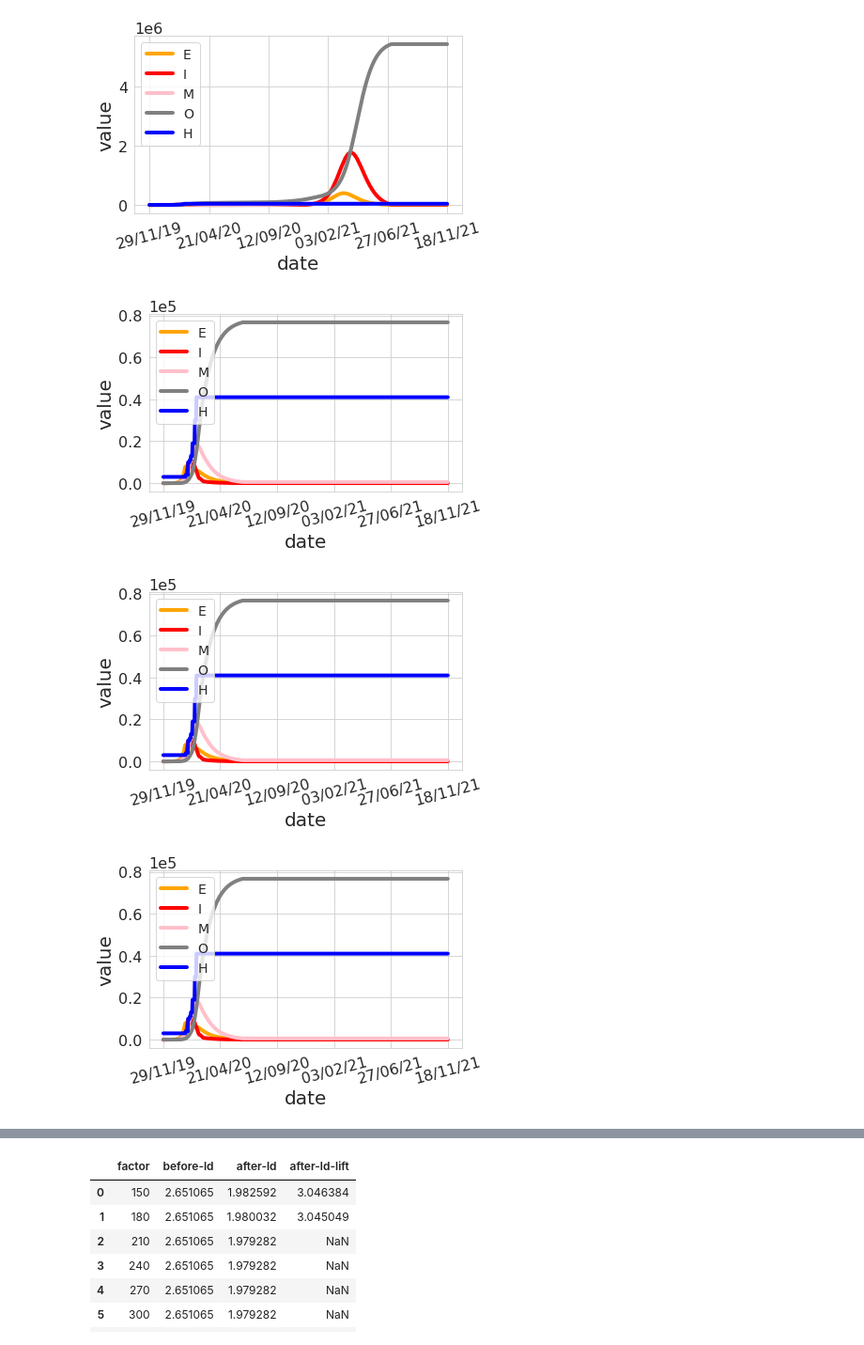
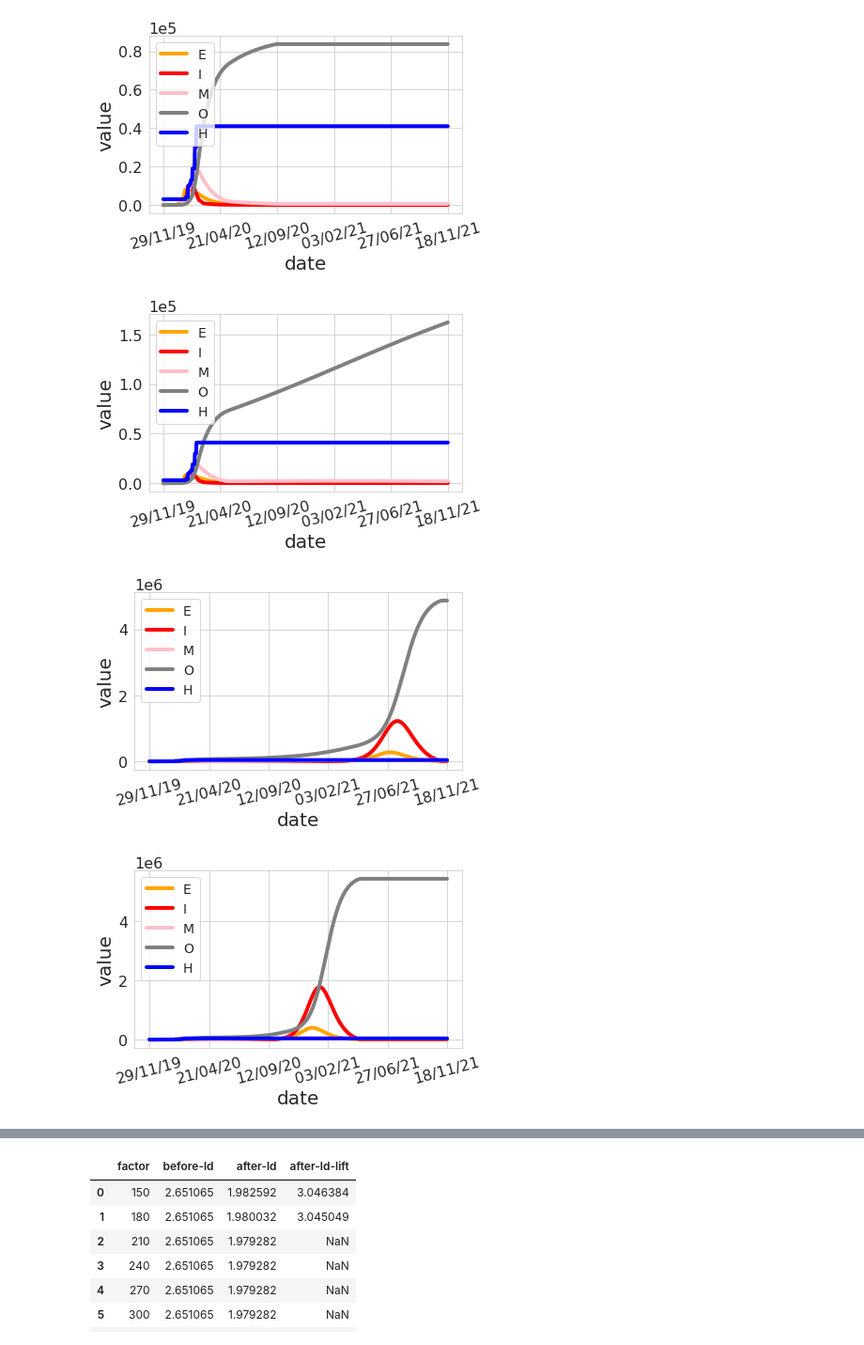
Before and after one commit to xiaohan2012/covid-19-code, a Jupyter notebook: remove-lockdown-date.ipynb, the cells around one changed output, grey strips where cells are left out. Shown at 94% size. Drawn from its saved outputs; the diff is of its cells as text; code cells hidden in the pictures.

```diff
--- a/remove-lockdown-date.ipynb
+++ b/remove-lockdown-date.ipynb
@@ -29,8 +32,3 @@ params_after = pkl.load(
 )
 
 bed_info = pkl.load(open('data/bed_info.pkl', 'rb'))
-
-# infection_factor = 1.999881671966743
-# additional_factor = 0.5  #
-infection_factor = 1.25
-print(infection_factor)
@@ -39,6 +35,6 @@ print(infection_factor)
 # %%
 total_days = 720
-def one_run(days_before_lift):
+def one_run(infection_factor, days_before_lift):
     alpha_list = [
         (0, params_before.alpha),
         (days_before_ld, params_after.alpha),
@@ -61,7 +57,12 @@ def one_run(days_before_lift):
 
     total, delta, increase, trans, stats = do_simulation(total_days, bed_info, p, p0_time=p0_time)
     bundle = [total, delta, increase, trans]
-    return days_before_lift, bundle, stats
+    return infection_factor, days_before_lift, bundle, stats
 # %%
+infection_factors = [1.05, 1.1, 1.15, 1.2, 1.25]
 days_list = np.arange(150, 361, step=30)
-rows = Parallel(n_jobs=-1)(delayed(one_run)(days) for days in days_list)
+rows = Parallel(n_jobs=-1)(
+    delayed(one_run)(infection_factor, days)
+    for days in days_list
+    for infection_factor in infection_factors
+)
@@ -68,14 +73,20 @@ rows = Parallel(n_jobs=-1)(delayed(one_run)(days) for days in days_list)
 # %%
 r0_rows = []
-for days, bundle, stats in rows:
+for infection_factor, days, bundle, stats in rows:
+    print('infection_factor=', infection_factor)
     print('days =', days)
     r0_row = [t[-1] for t in stats['R0_by_stage'].values()]
     print(r0_row)
     r0_rows.append([days] + r0_row)
     fig, ax = plot_total(bundle[0], p0_time,  total_days)
 
-    fig.savefig(f'figs/lift-lockdown/{days}.pdf')
+    infection_factor_str = '{:.2f}'.format(infection_factor)
+    makedir_if_not_there(f'figs/lift-lockdown/{infection_factor_str}/')
+    fig.savefig(f'figs/lift-lockdown/{infection_factor_str}/{days}.pdf')
 
-    save_bundle(bundle, p0_time, total_days, f'output/tbl/lift-lockdown/{days}/')
-    save_to_json(stats, f'output/tbl/lift-lockdown/{days}/stats.txt')
+    save_bundle(
+        bundle, p0_time, total_days,
+        f'output/tbl/lift-lockdown/{infection_factor_str}/{days}/'
+    )
+    save_to_json(stats, f'output/tbl/lift-lockdown/{infection_factor_str}/{days}/stats.txt')
 # %% [output]
@@ -117,6 +147,6 @@ days = 360
-[figure, old version]
+[figure, new version]
-[figure, old version]
+[figure, new version]
-[figure, old version]
+[figure, new version]
-[figure, old version]
+[figure, new version]
 [figure]
 [figure]
```
Also changed, not shown: parts of 4 cells of this notebook, 4 other files.
